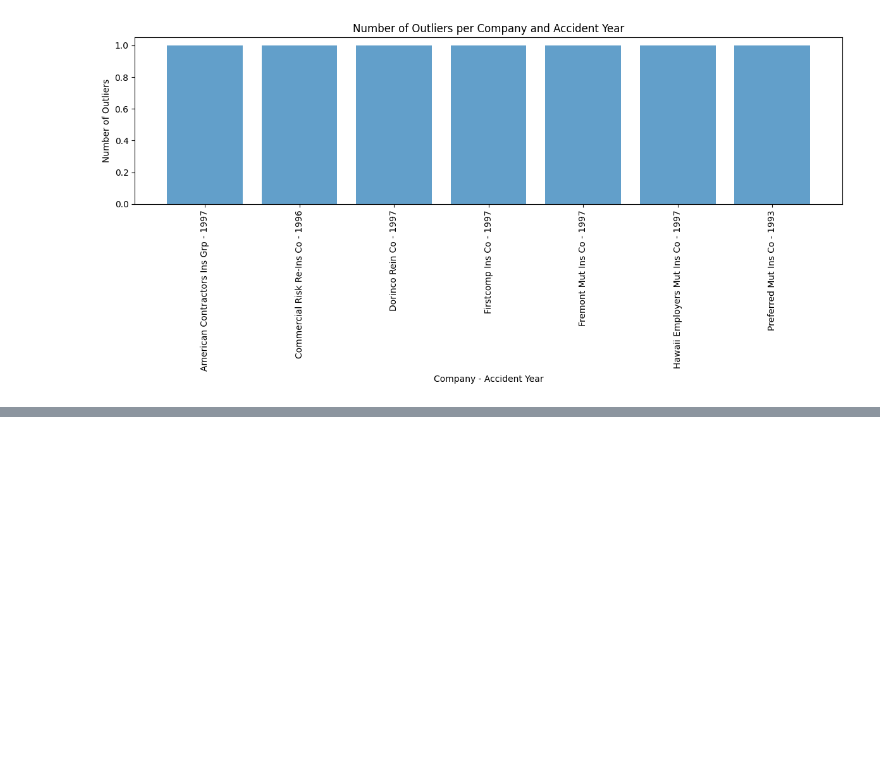
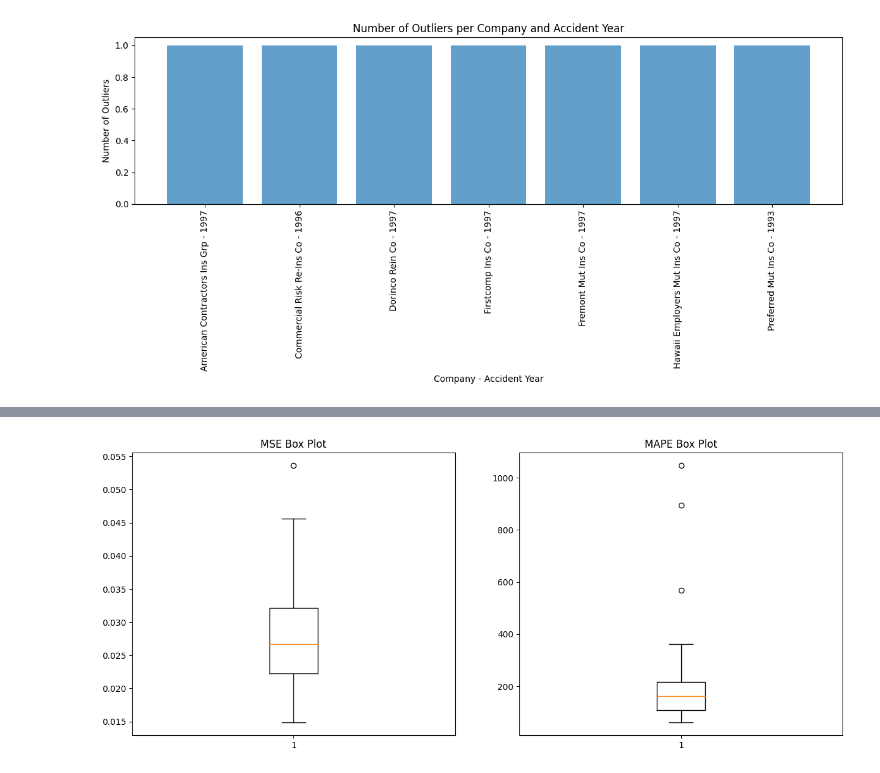
Before and after one commit to JesusDavGarcia/ChainLadderMethod, a Jupyter notebook: Data_Understanding_and_Preparation.ipynb, the cells around one changed output, grey strips where cells are left out. Saved outputs shown, nothing was run; the diff lists cells and outputs as text; code cells hidden in the pictures; blank space fills up the shorter version.

```diff
--- a/Data_Understanding_and_Preparation.ipynb
+++ b/Data_Understanding_and_Preparation.ipynb
@@ -1009,0 +1717,92 @@ Identified Outliers:
+# %%
+import numpy as np
+import pandas as pd
+import matplotlib.pyplot as plt
+from sklearn.linear_model import Ridge
+from sklearn.metrics import mean_squared_error, mean_absolute_percentage_error
+
+# Assuming 'data' and 'design_matrix' are already defined
+
+ridge_coefficients = np.array([
+    0.6054, -0.0437, -0.0618, -0.0787, -0.0918, 0.0022, 0.0111, 0.0455, 0.0258,
+    -3.33e-16, -0.3513, -0.4689, -0.5135, -0.5353, -0.5305, -0.5412, -0.5586, -0.5765, -0.6054
+])
+
+
+
+
+# Remove the triangle for "Sirius Amer Ins Co"
+data = data[data['Company'] != 'Sirius Amer Ins Co']
+
+mse_scores = []
+mape_scores = []
+included_companies = []
+
+for company in data['Company'].unique():
+    # Split data into train and test based on the current company
+    train_data = data[data['Company'] != company]
+    test_data = data[data['Company'] == company]
+
+    # Flatten train triangles and concatenate them
+    all_log_triangles_train = []
+    for comp in train_data['Company'].unique():
+        triangle_data = train_data[train_data['Company'] == comp].drop(columns=['Company', 'Unnamed: 0']).values
+        log_triangle_data = np.log(triangle_data)
+        all_log_triangles_train.append(log_triangle_data[~np.isnan(log_triangle_data)])
+
+    y_train = np.concatenate(all_log_triangles_train)
+
+    # Flatten test triangle
+    triangle_test = test_data.drop(columns=['Company', 'Unnamed: 0']).values
+    log_triangle_test = np.log(triangle_test)
+    y_test = log_triangle_test[~np.isnan(log_triangle_test)]
+
+    # Create design matrices for train and test
+    X_train = np.tile(design_matrix, (len(train_data['Company'].unique()), 1))[:len(y_train)]
+    X_test = design_matrix[:len(y_test)]
+
+    # Fit the model on train data
+    model = sm.OLS(y_train, X_train).fit()
+
+    # Predict on test data using Ridge coefficients
+    y_pred = np.dot(X_test, ridge_coefficients)
+
+    # Calculate MSE and MAPE for the current iteration
+    mse = mean_squared_error(y_test, y_pred)
+    mape = mean_absolute_percentage_error(y_test, y_pred) * 100
+
+    mse_scores.append(mse)
+    if mape < 20000:
+        mape_scores.append(mape)
+        included_companies.append(company)
+    else:
+        mape_scores.append(None)
+
+# Tabulate the results
+results = pd.DataFrame({
+    'Company': included_companies,
+    'MSE': [mse for mse, mape in zip(mse_scores, mape_scores) if mape is not None],
+    'MAPE': [mape for mape in mape_scores if mape is not None]
+})
+
+print(results)
+
+# Box plot
+fig, ax = plt.subplots(1, 2, figsize=(15, 6))
+ax[0].boxplot([mse for mse, mape in zip(mse_scores, mape_scores) if mape is not None])
+ax[0].set_title('MSE Box Plot')
+ax[1].boxplot([mape for mape in mape_scores if mape is not None])
+ax[1].set_title('MAPE Box Plot')
+plt.show()
+
+# Calculate average and variance for MSE and MAPE
+avg_mse = np.mean([mse for mse, mape in zip(mse_scores, mape_scores) if mape is not None])
+var_mse = np.var([mse for mse, mape in zip(mse_scores, mape_scores) if mape is not None])
+avg_mape = np.mean([mape for mape in mape_scores if mape is not None])
+var_mape = np.var([mape for mape in mape_scores if mape is not None])
+
+print(f"Average MSE: {avg_mse}")
+print(f"Variance MSE: {var_mse}")
+print(f"Average MAPE: {avg_mape/100}")
+print(f"Variance MAPE: {var_mape/10000}")
+# %% [output]
@@ -1009,0 +1826 @@ Identified Outliers:
+[figure, added]
```
Also changed, not shown: parts of 33 cells of this notebook.
